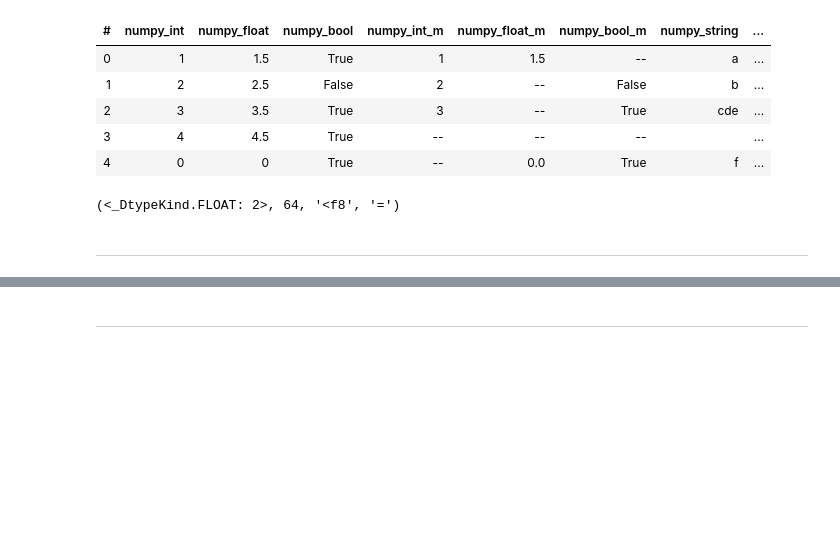
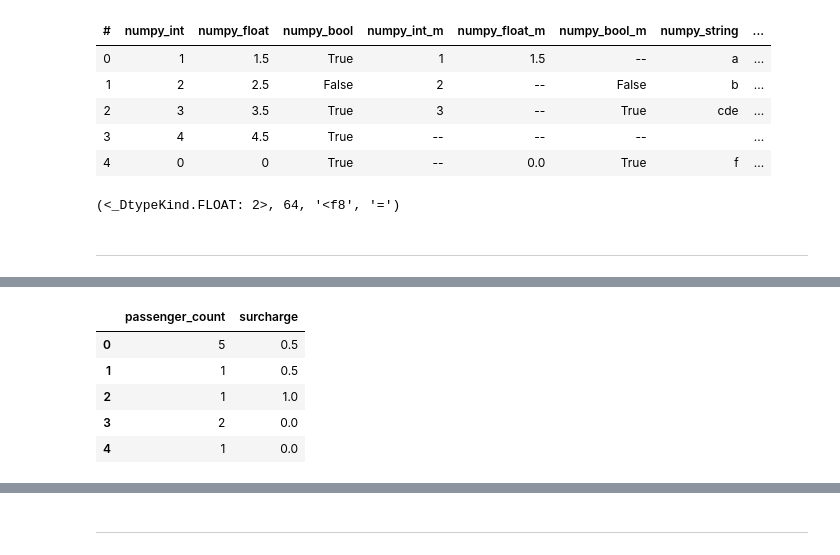
Before and after one commit to AlenkaF/vaex-df-api-implementation, a Jupyter notebook: blog-post-and-example_notebook/Example_Notebook-Vaex_implementation.ipynb, the cells around one changed output, grey strips where cells are left out. Cells and saved outputs as stored; diff of their text form; code cells hidden in the pictures; blank space fills up the shorter version.

```diff
--- a/blog-post-and-example_notebook/Example_Notebook-Vaex_implementation.ipynb
+++ b/blog-post-and-example_notebook/Example_Notebook-Vaex_implementation.ipynb
@@ -325,0 +329,9 @@ vaex_taxi.viz.heatmap(vaex_taxi.pickup_longitude, vaex_taxi.pickup_latitude, f="
+# %%
+taxi_p.head()
+# %% [output]
+|  | passenger_count | surcharge |
+| 0 | 5 | 0.5 |
+| 1 | 1 | 0.5 |
+| 2 | 1 | 1.0 |
+| 3 | 2 | 0.0 |
+| 4 | 1 | 0.0 |
```
Also changed, not shown: parts of 12 cells of this notebook.
